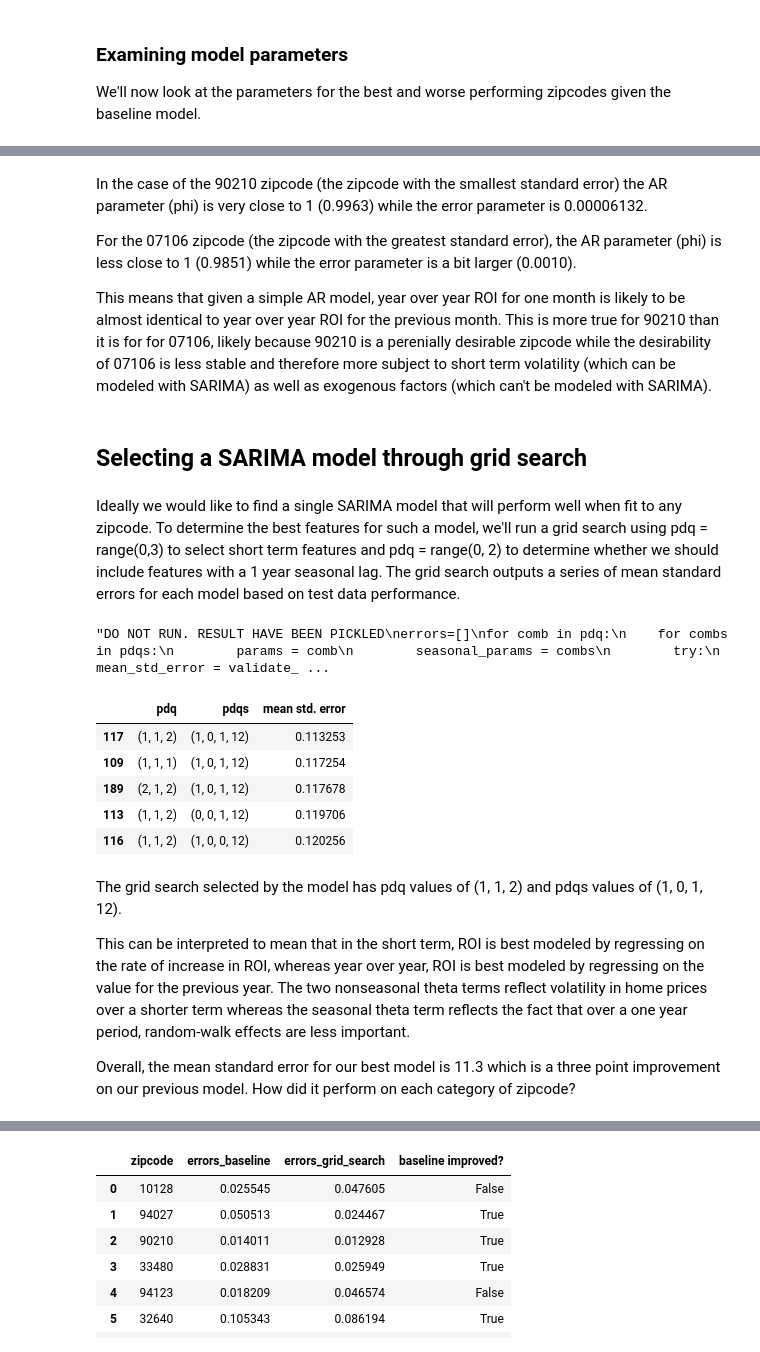
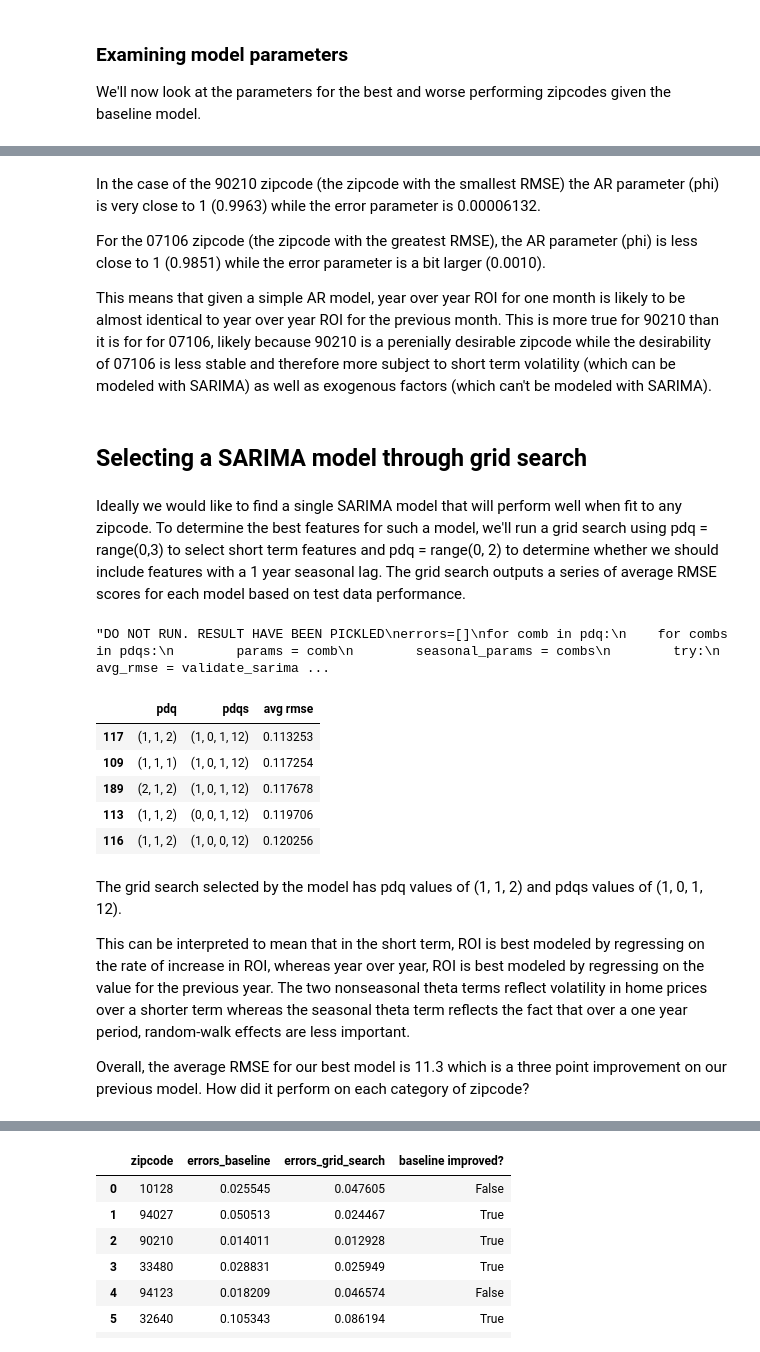
Before and after one commit to DavidKRichter/dsc-real-estate-investment, a Jupyter notebook: index.ipynb, the cells around one changed output, grey strips where cells are left out. Saved outputs shown, nothing was run; the diff lists cells and outputs as text; code cells hidden in the pictures.

```diff
--- a/index.ipynb
+++ b/index.ipynb
@@ -478,7 +481,7 @@ def long_df_fast(melted_data):
 For our baseline model, we'll use a simple AR(1) model. In this model year over year ROI for a given month is correlated with year over year ROI for the previous month.
 # %%
 def validate_sarima(params, seasonal_params, zip_list):
-    std_errors = []
+    errors = []
     for zipcode in zip_list:
         zip_df = long_df_fast(melt_data(data[data['RegionName']==zipcode]))
         zip_us = zip_df-us
@@ -488,15 +491,15 @@ def validate_sarima(params, seasonal_params, zip_list):
                                 order=(params),
                                 seasonal_order=(seasonal_params),
                                 enforce_stationarity=False,
-                                enforce_invertibility=False).fit()
+                                enforce_invertibility=False).fit(disp=False)
 
         preds = sari_mod.predict(start='2017-05-01', end='2018-04-01')
         true = zip_us['2017-05-01':]['ROI']
 
-        std_e = np.sqrt(((true - preds)**2).sum()/len(true))
-        std_errors.append(std_e)
+        rmse = np.sqrt(((true - preds)**2).sum()/len(true))
+        errors.append(rmse)
 
-    return std_errors
+    return errors
 # %%
 params = [1, 0, 0]
 seasonal_params = [0, 0, 0, 0]
@@ -708,13 +615,13 @@ Warnings:
 # %% [markdown]
-In the case of the 90210 zipcode (the zipcode with the smallest standard error) the AR parameter (phi) is very close to 1 (0.9963) while the error parameter is 0.00006132.
+In the case of the 90210 zipcode (the zipcode with the smallest RMSE) the AR parameter (phi) is very close to 1 (0.9963) while the error parameter is 0.00006132.
 
-For the 07106 zipcode (the zipcode with the greatest standard error), the AR parameter (phi) is less close to 1 (0.9851) while the error parameter is a bit larger (0.0010).
+For the 07106 zipcode (the zipcode with the greatest RMSE), the AR parameter (phi) is less close to 1 (0.9851) while the error parameter is a bit larger (0.0010).
 
 This means that given a simple AR model, year over year ROI for one month is likely to be almost identical to year over year ROI for the previous month. This is more true for 90210 than it is for for 07106, likely because 90210 is a perenially desirable zipcode while the desirability of 07106 is less stable and therefore more subject to short term volatility (which can be modeled with SARIMA) as well as exogenous factors (which can't be modeled with SARIMA).
 # %% [markdown]
 ## Selecting a SARIMA model through grid search
 # %% [markdown]
-Ideally we would like to find a single SARIMA model that will perform well when fit to any zipcode. To determine the best features for such a model, we'll run a grid search using pdq = range(0,3) to select short term features and pdq = range(0, 2) to determine whether we should include features with a 1 year seasonal lag. The grid search outputs a series of mean standard errors for each model based on test data performance.
+Ideally we would like to find a single SARIMA model that will perform well when fit to any zipcode. To determine the best features for such a model, we'll run a grid search using pdq = range(0,3) to select short term features and pdq = range(0, 2) to determine whether we should include features with a 1 year seasonal lag. The grid search outputs a series of average RMSE scores for each model based on test data performance.
 # %%
 p = d = q = range(0, 3)
 
@@ -732,17 +639,17 @@ for comb in pdq:
         params = comb
         seasonal_params = combs
         try:
-            mean_std_error = validate_sarima(params, seasonal_params, all_zips)
+            avg_rmse = validate_sarima(params, seasonal_params, all_zips)
         except:
             continue
-        errors.append([comb, combs, mean_std_error])
+        errors.append([comb, combs, avg_rmse])
 
 with open('data/validation_errors_1.pickle', 'wb') as f:
     pickle.dump(errors, f)
 
 '''
 # %% [output]
-"DO NOT RUN. RESULT HAVE BEEN PICKLED\nerrors=[]\nfor comb in pdq:\n    for combs in pdqs:\n        params = comb\n        seasonal_params = combs\n        try:\n            mean_std_error = validate_ ...
+"DO NOT RUN. RESULT HAVE BEEN PICKLED\nerrors=[]\nfor comb in pdq:\n    for combs in pdqs:\n        params = comb\n        seasonal_params = combs\n        try:\n            avg_rmse = validate_sarima ...
 # %%
 with open('data/validation_errors_1.pickle', 'rb') as f:
     errors = pickle.load(f)
@@ -751,8 +658,8 @@
 
-ans_df = pd.DataFrame(errors_mean, columns=['pdq', 'pdqs', 'mean std. error'])
-ans_df.sort_values(by='mean std. error').head()
+ans_df = pd.DataFrame(errors_mean, columns=['pdq', 'pdqs', 'avg rmse'])
+ans_df.sort_values(by='avg rmse').head()
 # %% [output]
-|  | pdq | pdqs | mean std. error |
+|  | pdq | pdqs | avg rmse |
 | 117 | (1, 1, 2) | (1, 0, 1, 12) | 0.113253 |
 | 109 | (1, 1, 1) | (1, 0, 1, 12) | 0.117254 |
 | 189 | (2, 1, 2) | (1, 0, 1, 12) | 0.117678 |
@@ -764,7 +671,7 @@ The grid search selected by the model has pdq values of (1, 1, 2) and pdqs value
 This can be interpreted to mean that in the short term, ROI is best modeled by regressing on the rate of increase in ROI, whereas year over year, ROI is best modeled by regressing on the value for the previous year. The two nonseasonal theta terms reflect volatility in home prices over a shorter term whereas the seasonal theta term reflects the fact that over a one year period, random-walk effects are less important.
 
 
-Overall, the mean standard error for our best model is 11.3 which is a three point improvement on our previous model. How did it perform on each category of zipcode?
+Overall, the average RMSE for our best model is 11.3 which is a three point improvement on our previous model. How did it perform on each category of zipcode?
 # %%
 params = [1, 1, 2]
 seasonal_params = [1, 0, 1, 12]
```
Also changed, not shown: parts of 32 cells of this notebook, 2 other files.
